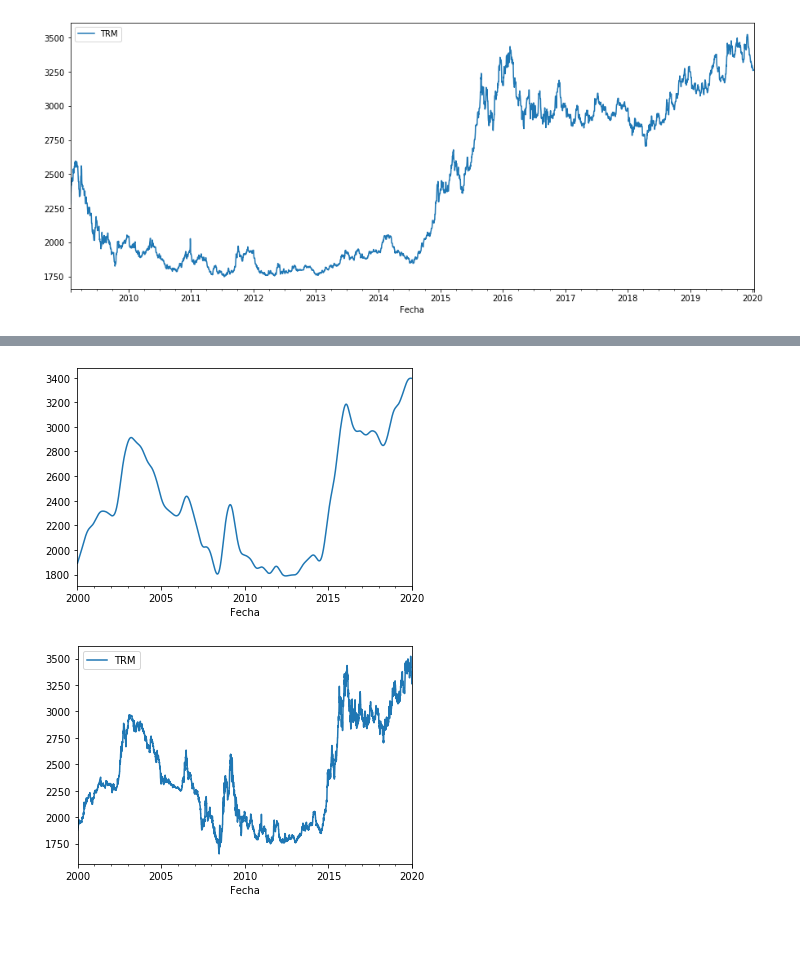
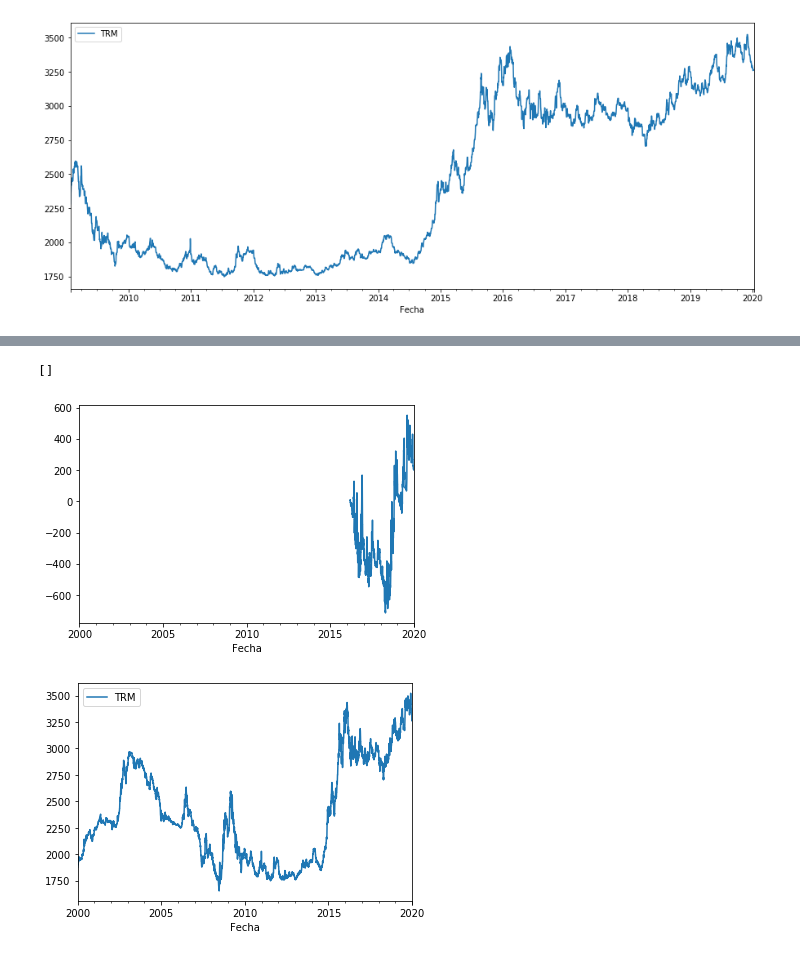
Before and after one commit to jdsuarez10/Filtro-de-HP-para-USD-COP, a Jupyter notebook: Filtro HP.ipynb, the cells around one changed output, grey strips where cells are left out. Saved outputs shown, nothing was run; the diff lists cells and outputs as text; code cells hidden in the pictures; blank space fills up the shorter version.

```diff
--- a/Filtro HP.ipynb
+++ b/Filtro HP.ipynb
@@ -69,7 +86,16 @@ cycle_1
+# %%
+trm_r=(np.log(trm_m)-np.log(trm_m.shift(1)))*100
+# %%
+estrategia=trm_r
+# %%
+estrategia["posicion"]=posicion
+# %%
+retorno=estrategia[estrategia.columns[0]]*estrategia[estrategia.columns[1]]
 # %%
-trend[:].plot()
+retorno.cumsum().plot()
 trm_m.plot()
-plt.show()
+plt.plot()
 # %% [output]
+[]
-[figure, old version]
+[figure, new version]
 [figure]
```
Also changed, not shown: parts of 10 cells of this notebook.
